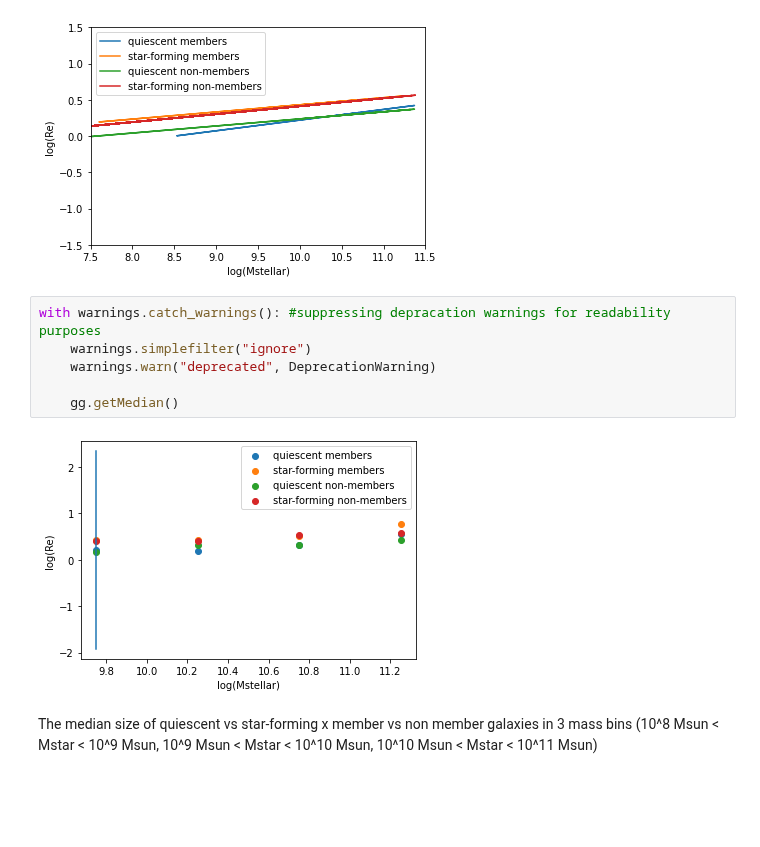
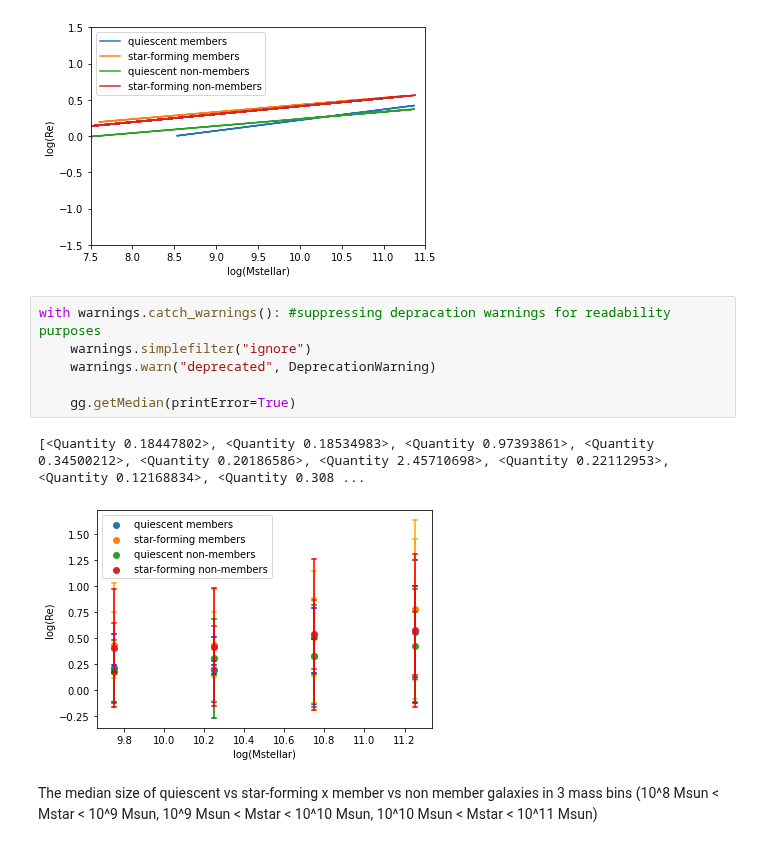
Before and after one commit to FreemanSpray/GOGREEN-Research, a Jupyter notebook: Notebooks/MSR.ipynb, the cells around one changed output. Cells and saved outputs as stored; diff of their text form; blank space fills up the shorter version.

Commit message:
Add functionality to plotUncertainty()
Create getStdError() for use by plotUncertainty(). Improve visuals and correctness of the plot functionality

```diff
--- a/Notebooks/MSR.ipynb
+++ b/Notebooks/MSR.ipynb
@@ -130,11 +130,12 @@ with warnings.catch_warnings(): #suppressing depracation warnings for readabilit
 # %%
 with warnings.catch_warnings(): #suppressing depracation warnings for readability purposes
     warnings.simplefilter("ignore")
     warnings.warn("deprecated", DeprecationWarning)
 
-    gg.getMedian()
+    gg.getMedian(printError=True)
 # %% [output]
+[<Quantity 0.18447802>, <Quantity 0.18534983>, <Quantity 0.97393861>, <Quantity 0.34500212>, <Quantity 0.20186586>, <Quantity 2.45710698>, <Quantity 0.22112953>, <Quantity 0.12168834>, <Quantity 0.308 ...
-[figure, old version]
+[figure, new version]
 # %% [markdown]
 The median size of quiescent vs star-forming x member vs non member galaxies in 3 mass bins (10^8 Msun < Mstar < 10^9 Msun, 10^9 Msun < Mstar < 10^10 Msun, 10^10 Msun < Mstar < 10^11 Msun)
 # %%
```
Also changed, not shown: parts of 8 cells of this notebook, 1 other file.
